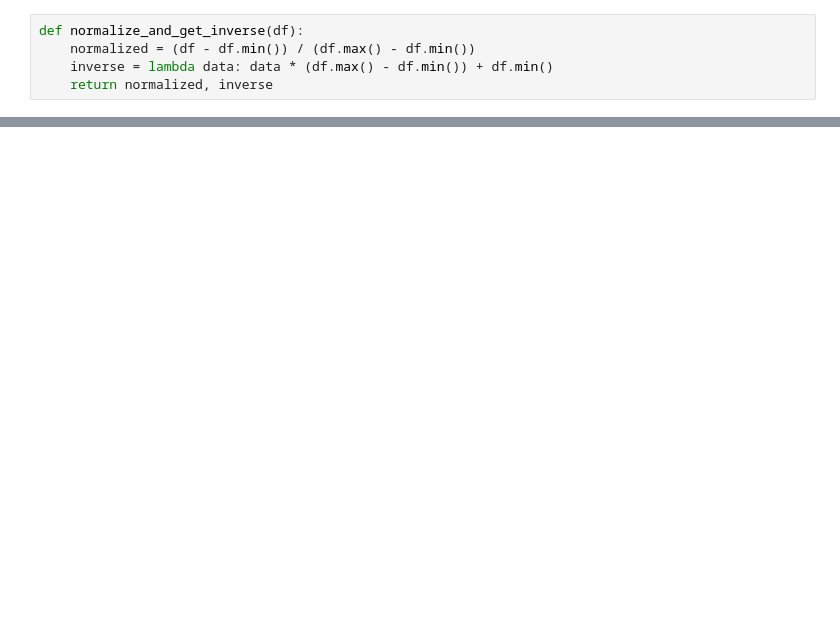
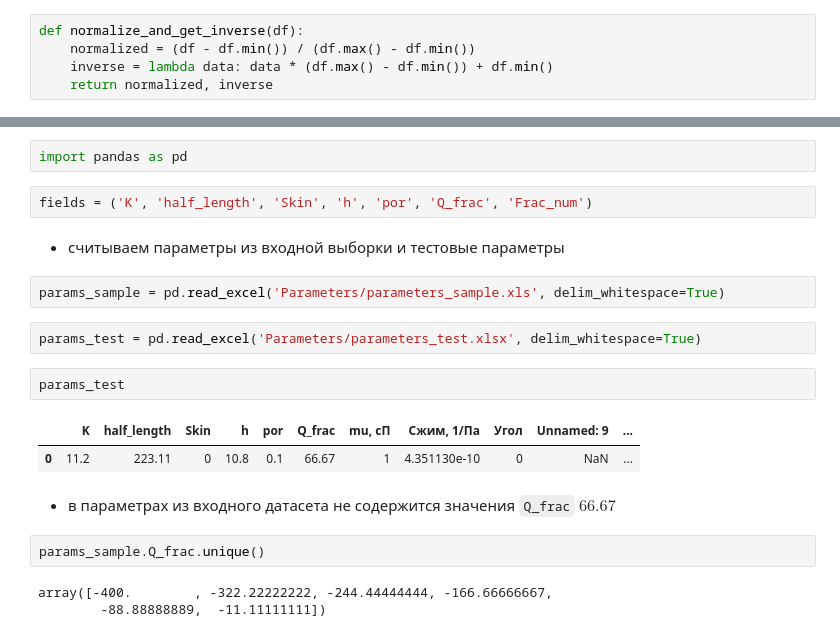
Before and after one commit to analysiscenter/pydens, a Jupyter notebook: examples/approximating_wells.ipynb, the cells around one changed output, grey strips where cells are left out. Cells and saved outputs as stored; diff of their text form; blank space fills up the shorter version.

Commit message:
update notebook with tests

```diff
--- a/examples/approximating_wells.ipynb
+++ b/examples/approximating_wells.ipynb
@@ -41,0 +188,22 @@ plt.imshow(grid.T, extent=(0, 0.1, 0, 0.1))
+# %%
+import pandas as pd
+# %%
+fields = ('K', 'half_length', 'Skin', 'h', 'por', 'Q_frac', 'Frac_num')
+# %% [markdown]
+* считываем параметры из входной выборки и тестовые параметры
+# %%
+params_sample = pd.read_excel('Parameters/parameters_sample.xls', delim_whitespace=True)
+# %%
+params_test = pd.read_excel('Parameters/parameters_test.xlsx', delim_whitespace=True)
+# %%
+params_test
+# %% [output]
+|  | K | half_length | Skin | h | por | Q_frac | mu, сП | Сжим, 1/Па | Угол | Unnamed: 9 | ... |
+| 0 | 11.2 | 223.11 | 0 | 10.8 | 0.1 | 66.67 | 1 | 4.351130e-10 | 0 | NaN | ... |
+# %% [markdown]
+* в параметрах из входного датасета не содержится значения `Q_frac` $66.67$
+# %%
+params_sample.Q_frac.unique()
+# %% [output]
+array([-400.        , -322.22222222, -244.44444444, -166.66666667,
+        -88.88888889,  -11.11111111])
```
Also changed, not shown: parts of 36 cells of this notebook.
